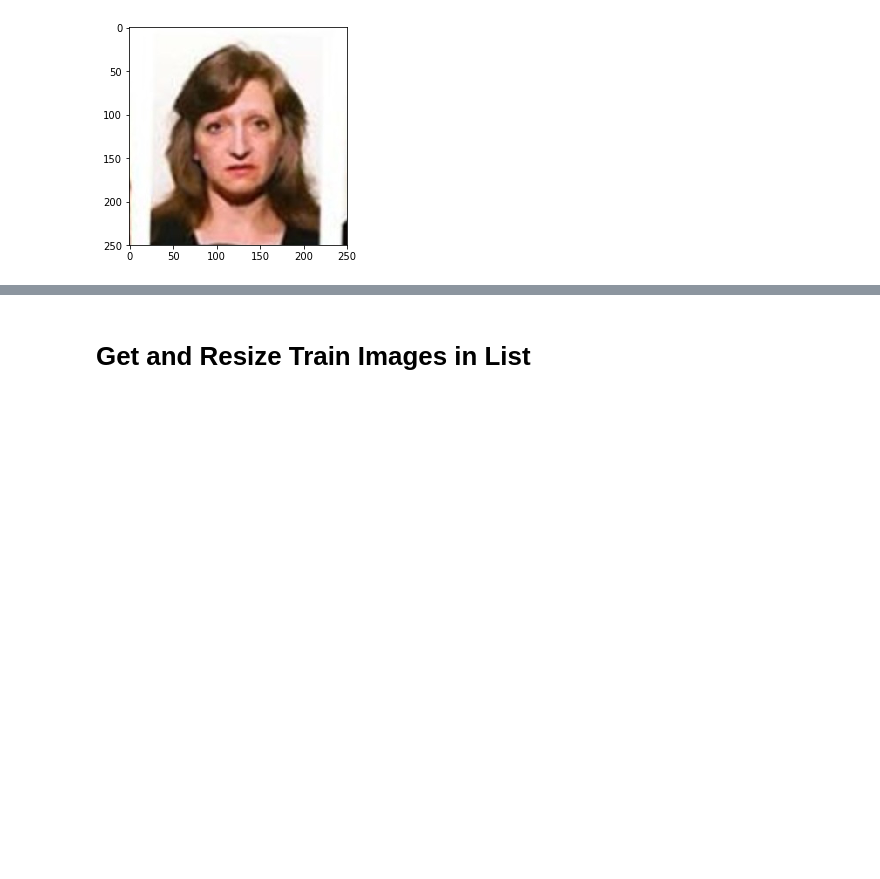
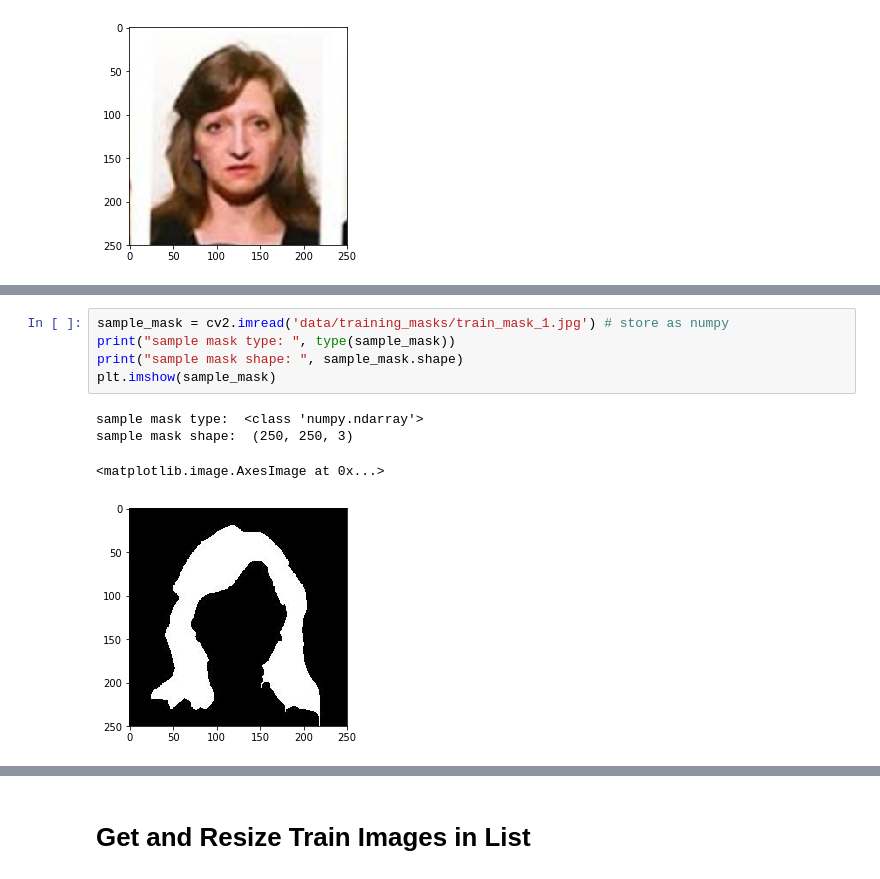
Before and after one commit to maxkim16/CS599_ImageSegmentation, a Jupyter notebook: assignment3_maxkim.ipynb, the cells around one changed output, grey strips where cells are left out. Drawn from its saved outputs; the diff is of its cells as text; blank space fills up the shorter version.

```diff
--- a/assignment3_maxkim.ipynb
+++ b/assignment3_maxkim.ipynb
@@ -52,0 +76,10 @@ plt.imshow(cv2.cvtColor(imO, cv2.COLOR_BGR2RGB)) # now RGB!
+# %%
+sample_mask = cv2.imread('data/training_masks/train_mask_1.jpg') # store as numpy
+print("sample mask type: ", type(sample_mask))
+print("sample mask shape: ", sample_mask.shape)
+plt.imshow(sample_mask)
+# %% [output]
+sample mask type:  <class 'numpy.ndarray'>
+sample mask shape:  (250, 250, 3)
+<matplotlib.image.AxesImage at 0x...>
+[figure, added]
```
Also changed, not shown: parts of 10 cells of this notebook, 1 other file.
